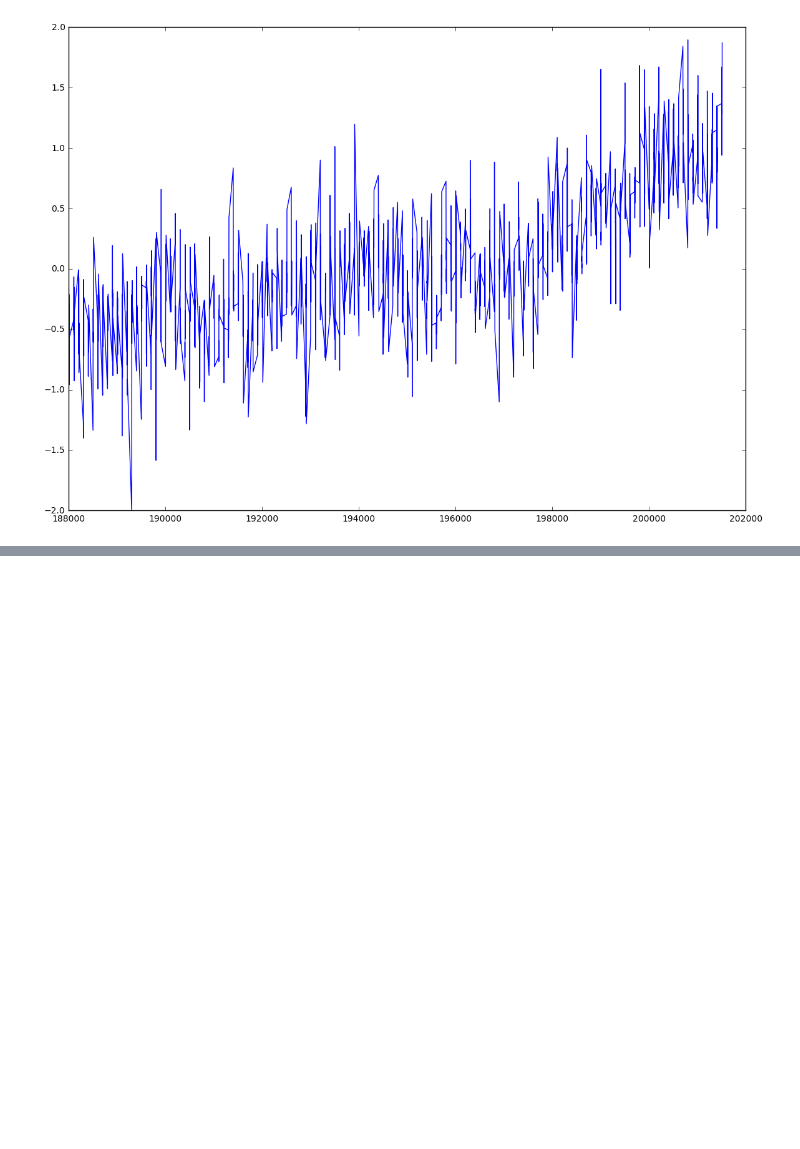
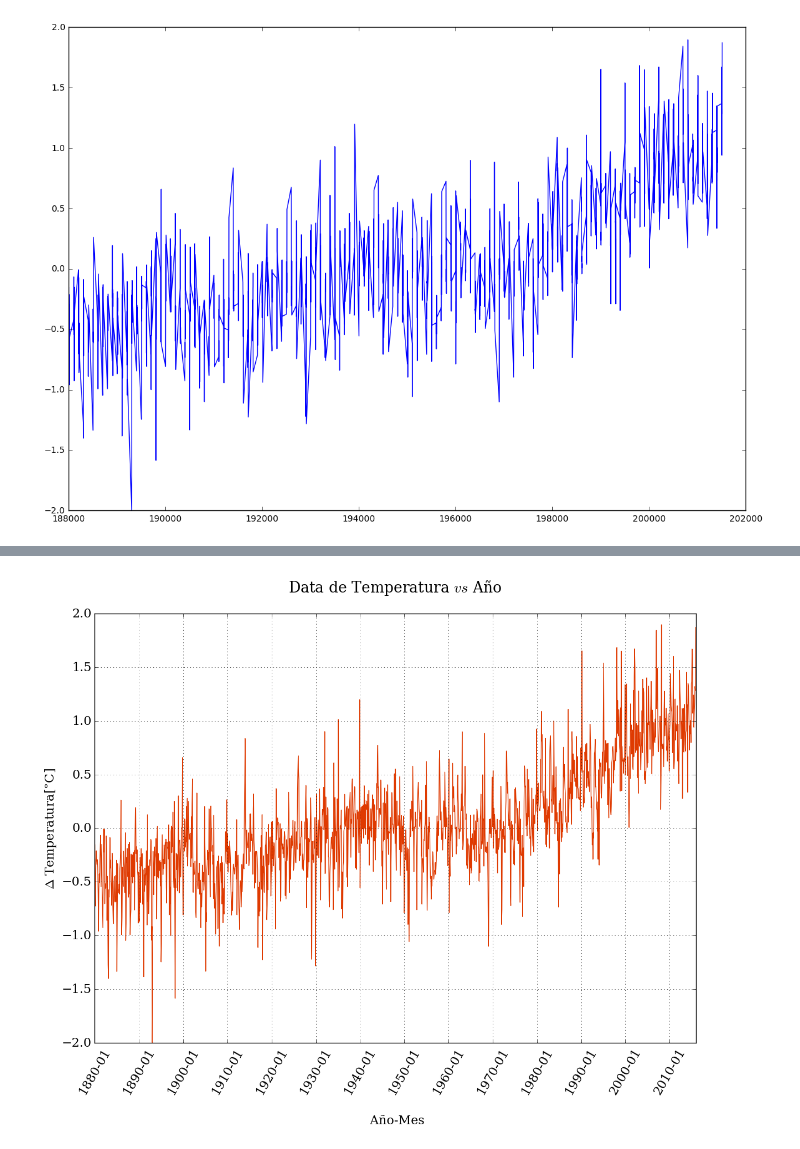
Before and after one commit to ThaNikkitz/notebooks, a Jupyter notebook: Playing_around_with_Python.ipynb, the cells around one changed output, grey strips where cells are left out. Cells and saved outputs as stored; diff of their text form; code cells hidden in the pictures; blank space fills up the shorter version.

```diff
--- a/Playing_around_with_Python.ipynb
+++ b/Playing_around_with_Python.ipynb
@@ -53,0 +79,14 @@ pyplot.plot(Temp_data[:,0],Temp_data[:,1]);
+# %%
+from matplotlib import rcParams
+rcParams['font.family'] = 'serif'
+rcParams['font.size'] = 16
+# %%
+pyplot.figure(figsize = (14,10))
+pyplot.xticks(divs[::120], date[::120], rotation = 60)
+pyplot.plot(divs, Temp_data[:,1], color='#DF3A01', ls='-', lw = 1)
+pyplot.title('Data de Temperatura $vs$ Año \n')
+pyplot.xlabel('\n Año-Mes')
+pyplot.ylabel('$\Delta$ Temperatura[°C]')
+pyplot.grid();
+# %% [output]
+[figure, added]
```
Also changed, not shown: parts of 5 cells of this notebook.
